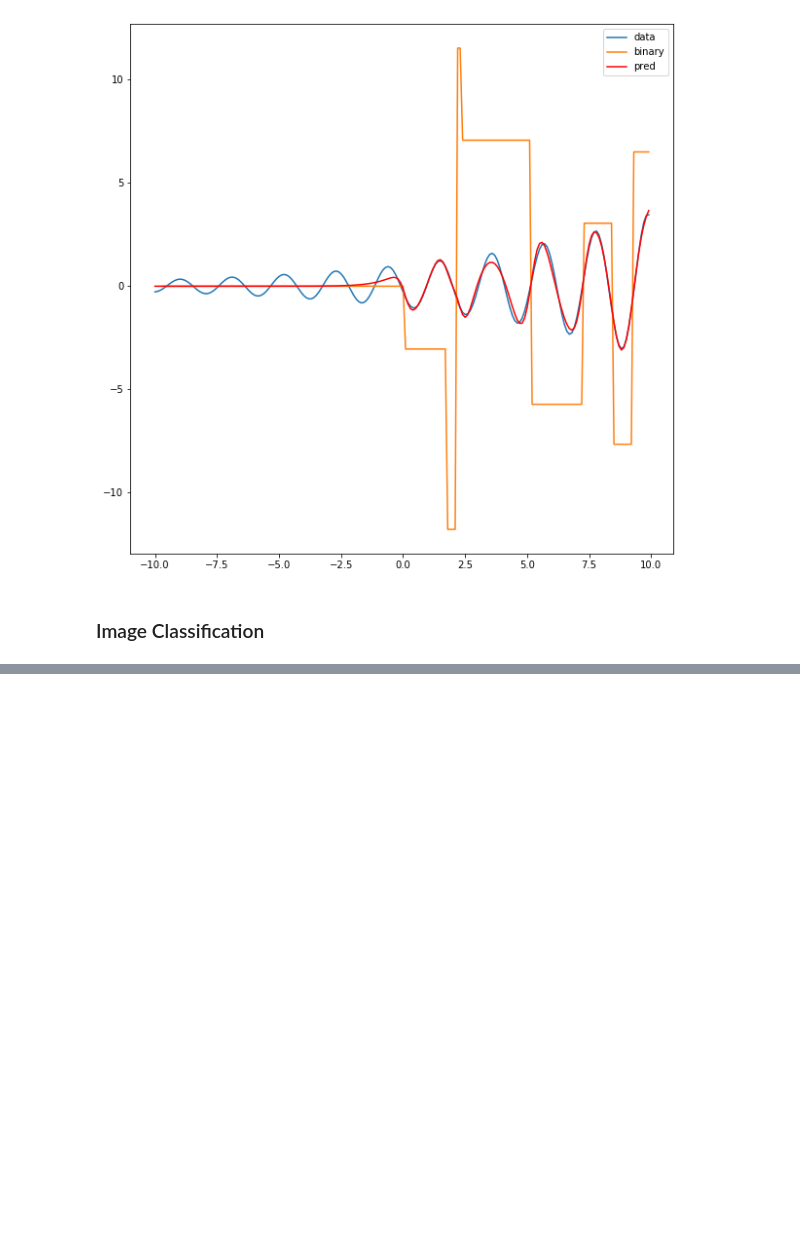
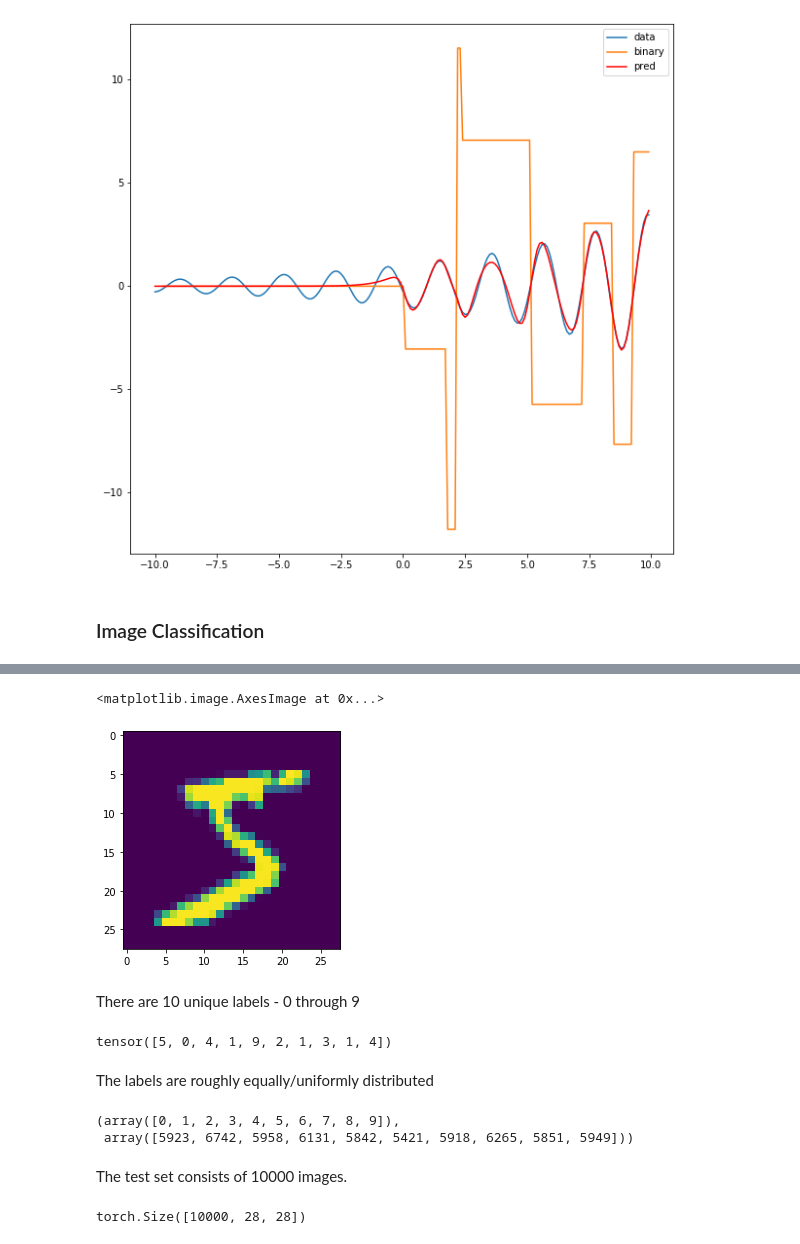
Before and after one commit to TreeinRandomForest/BrnoMLWorkshop2019, a Jupyter notebook: BrnoTeaching2019/notebooks/Day 4 and 5 - Neural Networks.ipynb, the cells around one changed output, grey strips where cells are left out. Saved outputs shown, nothing was run; the diff lists cells and outputs as text; code cells hidden in the pictures; blank space fills up the shorter version.

```diff
--- a/BrnoTeaching2019/notebooks/Day 4 and 5 - Neural Networks.ipynb
+++ b/BrnoTeaching2019/notebooks/Day 4 and 5 - Neural Networks.ipynb
@@ -920,0 +924,12 @@ MNIST consists of images of hand-written digits.
+# %%
+DOWNLOAD_PATH = "../data/MNIST"
+# %%
+mnist_train = MNIST(DOWNLOAD_PATH,
+                    train=True,
+                    download=True,
+                    transform = transforms.Compose([transforms.ToTensor()]))
+
+mnist_test = MNIST(DOWNLOAD_PATH,
+                   train=False,
+                   download=True,
+                   transform = transforms.Compose([transforms.ToTensor()]))
@@ -920,0 +964,24 @@ MNIST consists of images of hand-written digits.
+# %%
+plt.imshow(mnist_train.data[0])
+# %% [output]
+<matplotlib.image.AxesImage at 0x...>
+[figure, added]
+# %% [markdown]
+There are 10 unique labels - 0 through 9
+# %%
+mnist_train.targets[0:10]
+# %% [output]
+tensor([5, 0, 4, 1, 9, 2, 1, 3, 1, 4])
+# %% [markdown]
+The labels are roughly equally/uniformly distributed
+# %%
+np.unique(mnist_train.targets, return_counts=True)
+# %% [output]
+(array([0, 1, 2, 3, 4, 5, 6, 7, 8, 9]),
+ array([5923, 6742, 5958, 6131, 5842, 5421, 5918, 6265, 5851, 5949]))
+# %% [markdown]
+The test set consists of 10000 images.
+# %%
+mnist_test.data.shape
+# %% [output]
+torch.Size([10000, 28, 28])
```
Also changed, not shown: parts of 67 cells of this notebook.
